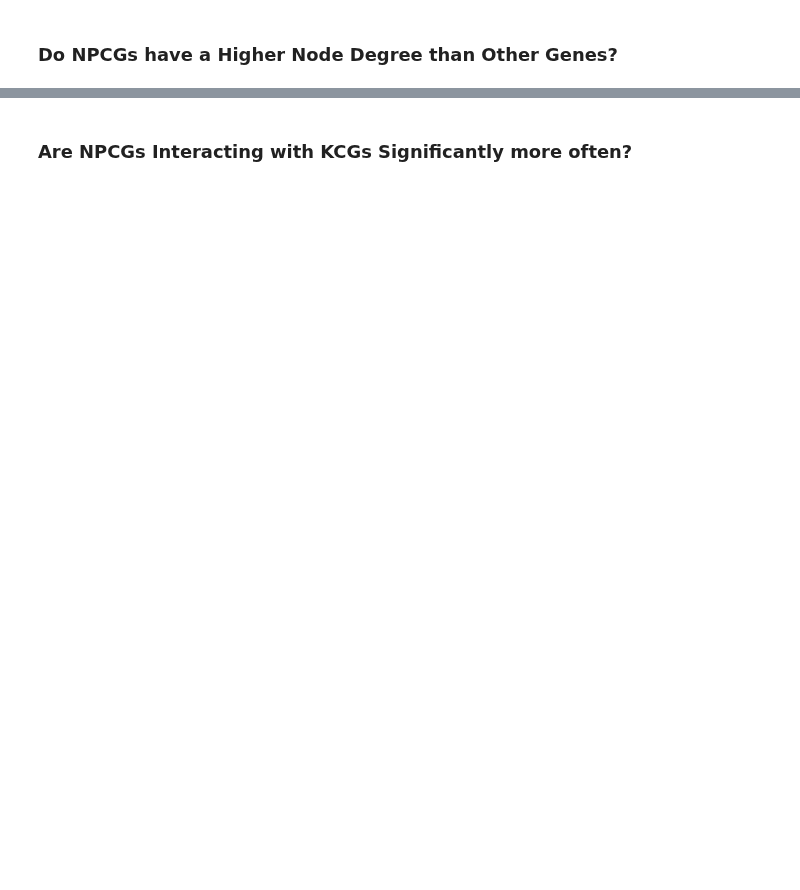
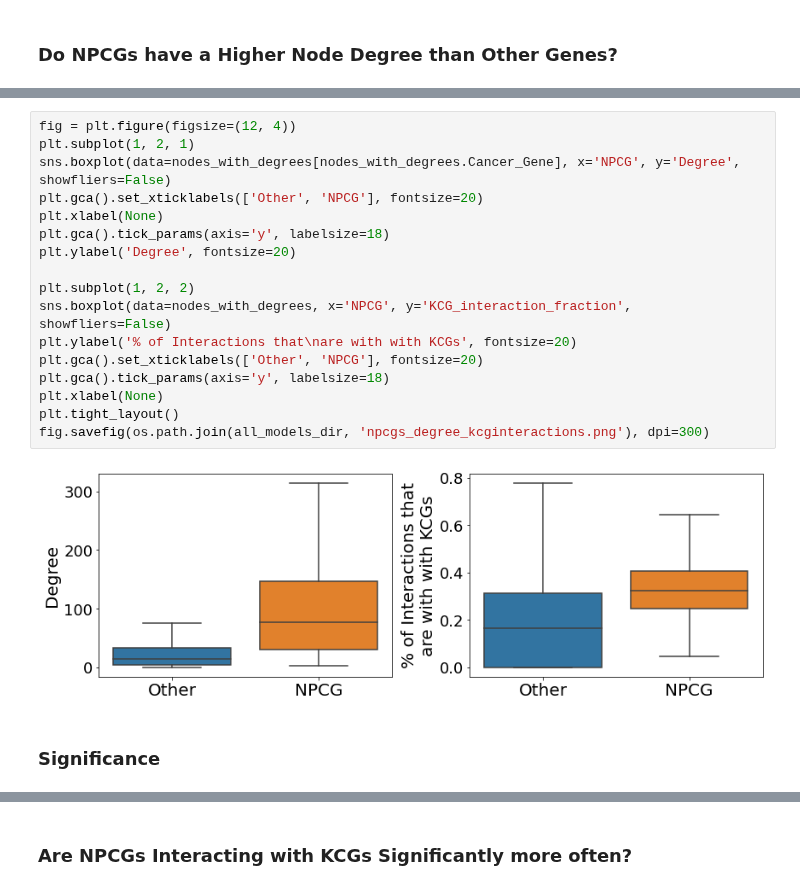
Before and after one commit to schulter/EMOGI, a Jupyter notebook: analysis/newly_predicted_cancergenes.ipynb, the cells around one changed output, grey strips where cells are left out. Cells and saved outputs as stored; diff of their text form; blank space fills up the shorter version.

```diff
--- a/analysis/newly_predicted_cancergenes.ipynb
+++ b/analysis/newly_predicted_cancergenes.ipynb
@@ -316,0 +329,21 @@ _ = plt.setp(plt.gca().get_xticklabels(), rotation=90)
+# %%
+fig = plt.figure(figsize=(12, 4))
+plt.subplot(1, 2, 1)
+sns.boxplot(data=nodes_with_degrees[nodes_with_degrees.Cancer_Gene], x='NPCG', y='Degree', showfliers=False)
+plt.gca().set_xticklabels(['Other', 'NPCG'], fontsize=20)
+plt.xlabel(None)
+plt.gca().tick_params(axis='y', labelsize=18)
+plt.ylabel('Degree', fontsize=20)
+
+plt.subplot(1, 2, 2)
+sns.boxplot(data=nodes_with_degrees, x='NPCG', y='KCG_interaction_fraction', showfliers=False)
+plt.ylabel('% of Interactions that\nare with with KCGs', fontsize=20)
+plt.gca().set_xticklabels(['Other', 'NPCG'], fontsize=20)
+plt.gca().tick_params(axis='y', labelsize=18)
+plt.xlabel(None)
+plt.tight_layout()
+fig.savefig(os.path.join(all_models_dir, 'npcgs_degree_kcginteractions.png'), dpi=300)
+# %% [output]
+[figure, added]
+# %% [markdown]
+### Significance
```
Also changed, not shown: parts of 10 cells of this notebook.
